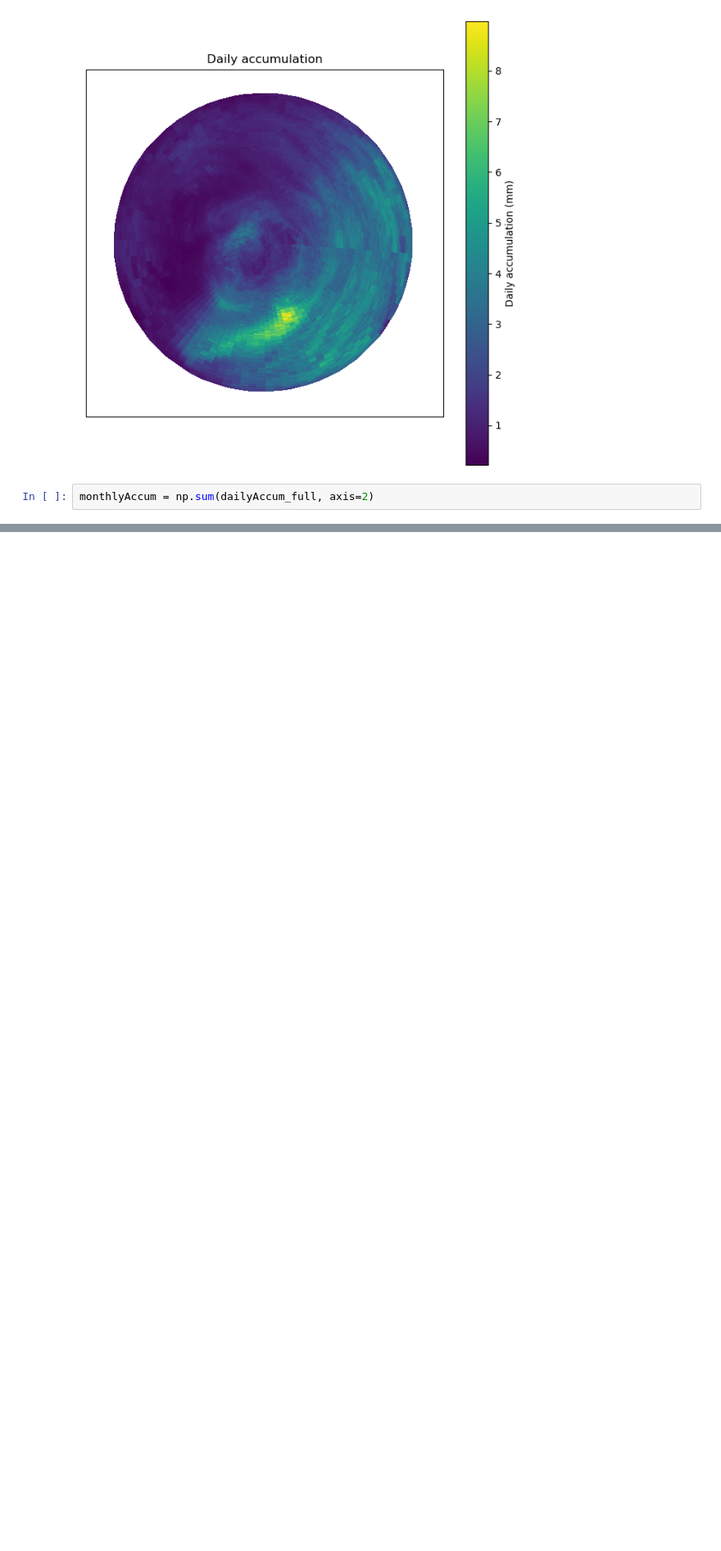
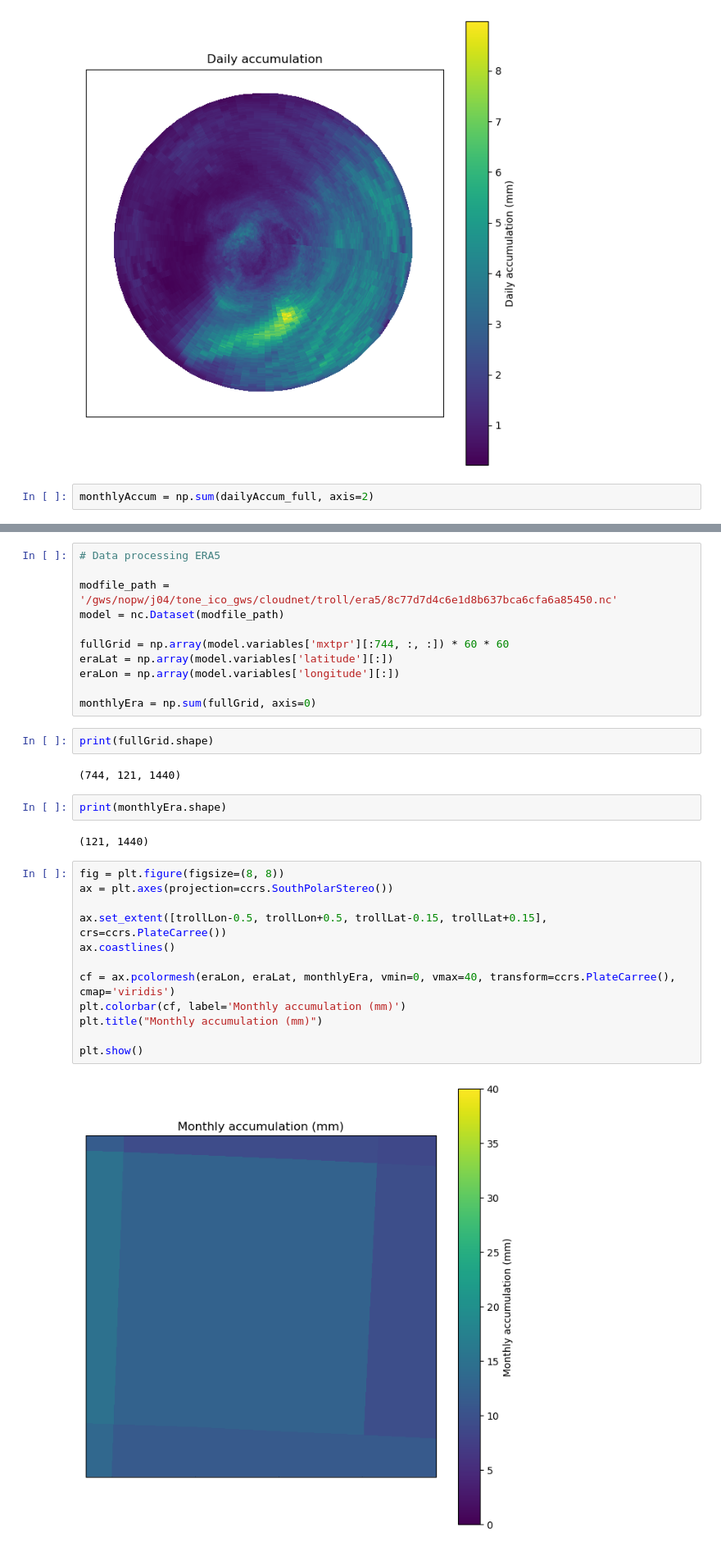
Before and after one commit to Troll-Observing-Network/neumayer-snowfall, a Jupyter notebook: MonthlyPipeline.ipynb, the cells around one changed output, grey strips where cells are left out. Shown at 82% size. Cells and saved outputs as stored; diff of their text form; blank space fills up the shorter version.

```diff
--- a/MonthlyPipeline.ipynb
+++ b/MonthlyPipeline.ipynb
@@ -284,0 +285,33 @@ plt.show()
+# %%
+# Data processing ERA5
+
+modfile_path = '/gws/nopw/j04/tone_ico_gws/cloudnet/troll/era5/8c77d7d4c6e1d8b637bca6cfa6a85450.nc'
+model = nc.Dataset(modfile_path)
+
+fullGrid = np.array(model.variables['mxtpr'][:744, :, :]) * 60 * 60
+eraLat = np.array(model.variables['latitude'][:])
+eraLon = np.array(model.variables['longitude'][:])
+
+monthlyEra = np.sum(fullGrid, axis=0)
+# %%
+print(fullGrid.shape)
+# %% [output]
+(744, 121, 1440)
+# %%
+print(monthlyEra.shape)
+# %% [output]
+(121, 1440)
+# %%
+fig = plt.figure(figsize=(8, 8))
+ax = plt.axes(projection=ccrs.SouthPolarStereo())
+
+ax.set_extent([trollLon-0.5, trollLon+0.5, trollLat-0.15, trollLat+0.15], crs=ccrs.PlateCarree())
+ax.coastlines()
+
+cf = ax.pcolormesh(eraLon, eraLat, monthlyEra, vmin=0, vmax=40, transform=ccrs.PlateCarree(), cmap='viridis')
+plt.colorbar(cf, label='Monthly accumulation (mm)')
+plt.title("Monthly accumulation (mm)")
+
+plt.show()
+# %% [output]
+[figure, added]
```
Also changed, not shown: parts of 1 cell of this notebook.
